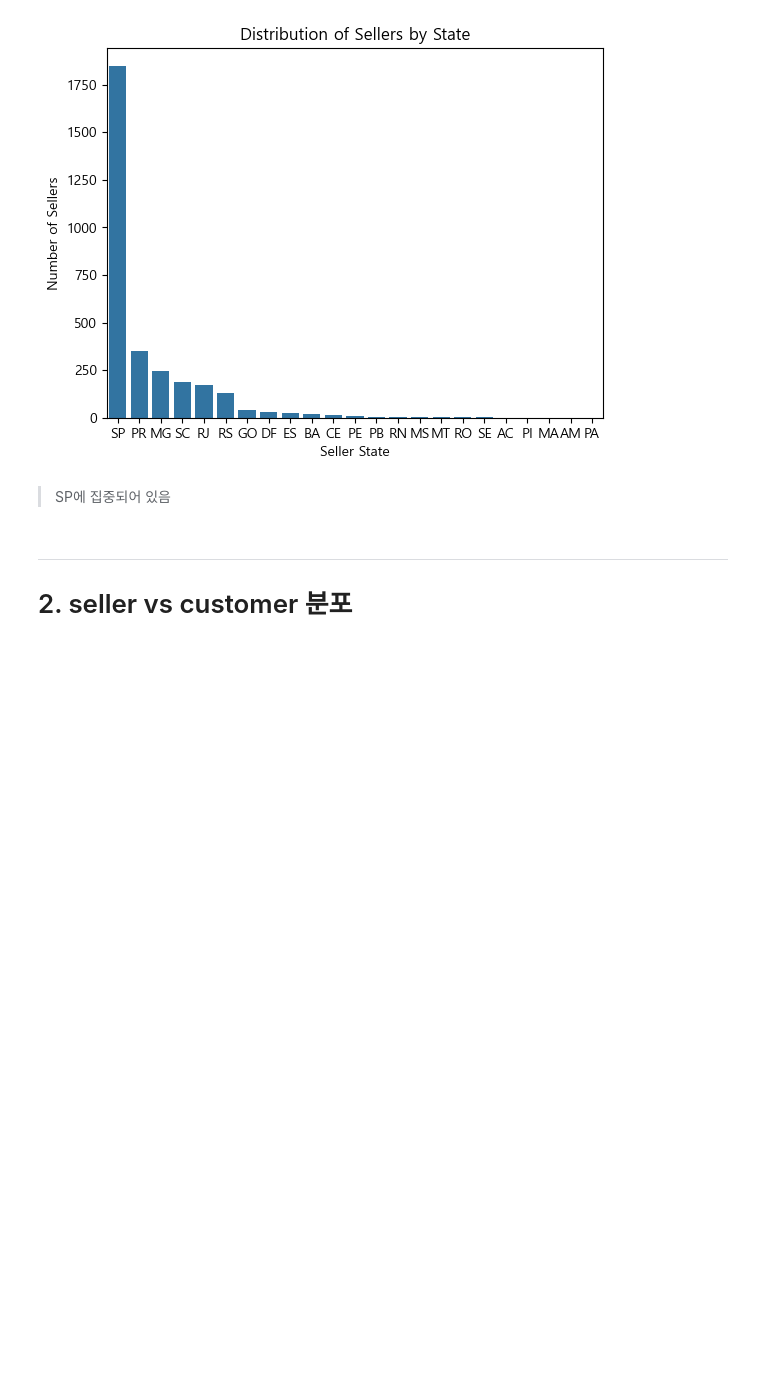
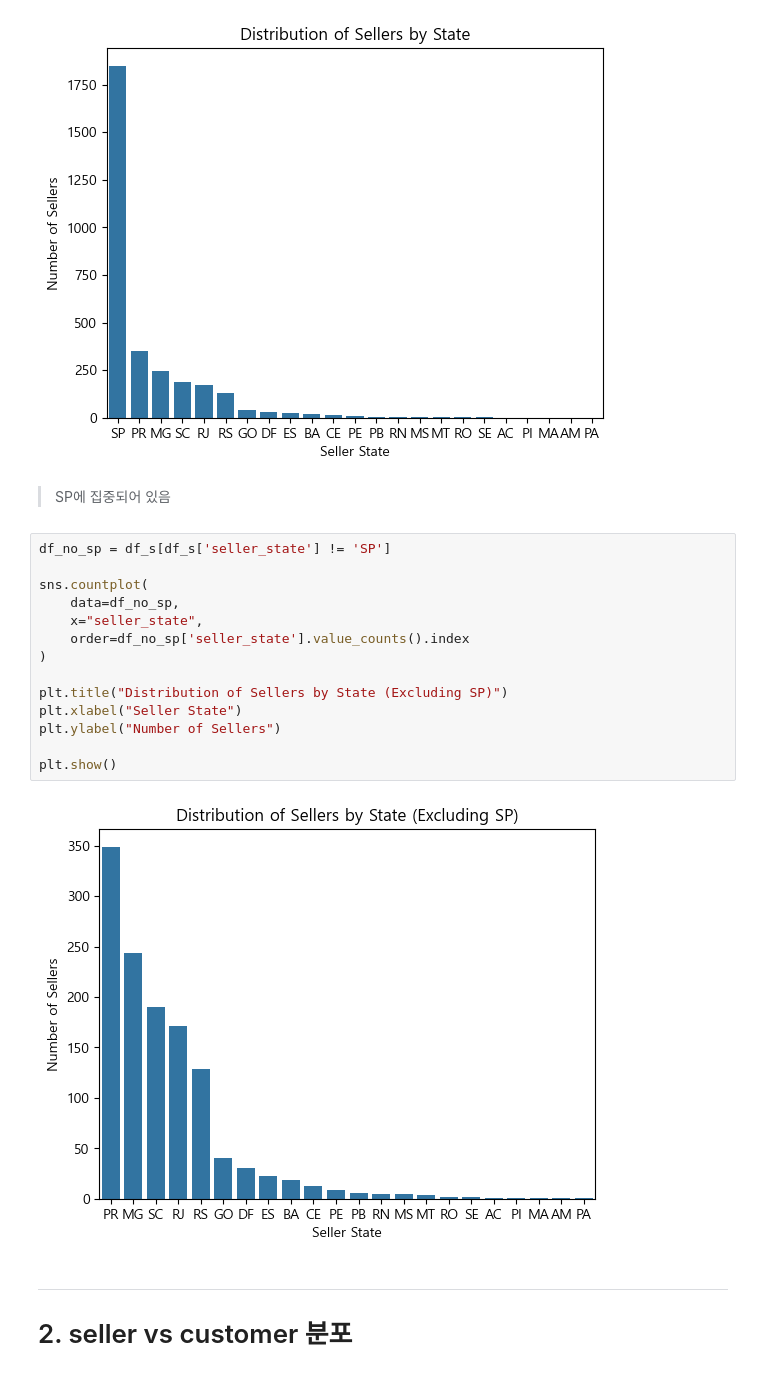
Before and after one commit to yoohengu/olist, a Jupyter notebook: notebooks/eda.ipynb, the cells around one changed output. Cells and saved outputs as stored; diff of their text form; blank space fills up the shorter version.

```diff
--- a/notebooks/eda.ipynb
+++ b/notebooks/eda.ipynb
@@ -111,6 +111,22 @@ plt.show()
 [figure]
 # %% [markdown]
 > SP에 집중되어 있음
+# %%
+df_no_sp = df_s[df_s['seller_state'] != 'SP']
+
+sns.countplot(
+    data=df_no_sp,
+    x="seller_state",
+    order=df_no_sp['seller_state'].value_counts().index
+)
+
+plt.title("Distribution of Sellers by State (Excluding SP)")
+plt.xlabel("Seller State")
+plt.ylabel("Number of Sellers")
+
+plt.show()
+# %% [output]
+[figure, added]
 # %% [markdown]
 ---
 # 2. seller vs customer 분포
```
Also changed, not shown: parts of 6 cells of this notebook, 1 other file.
